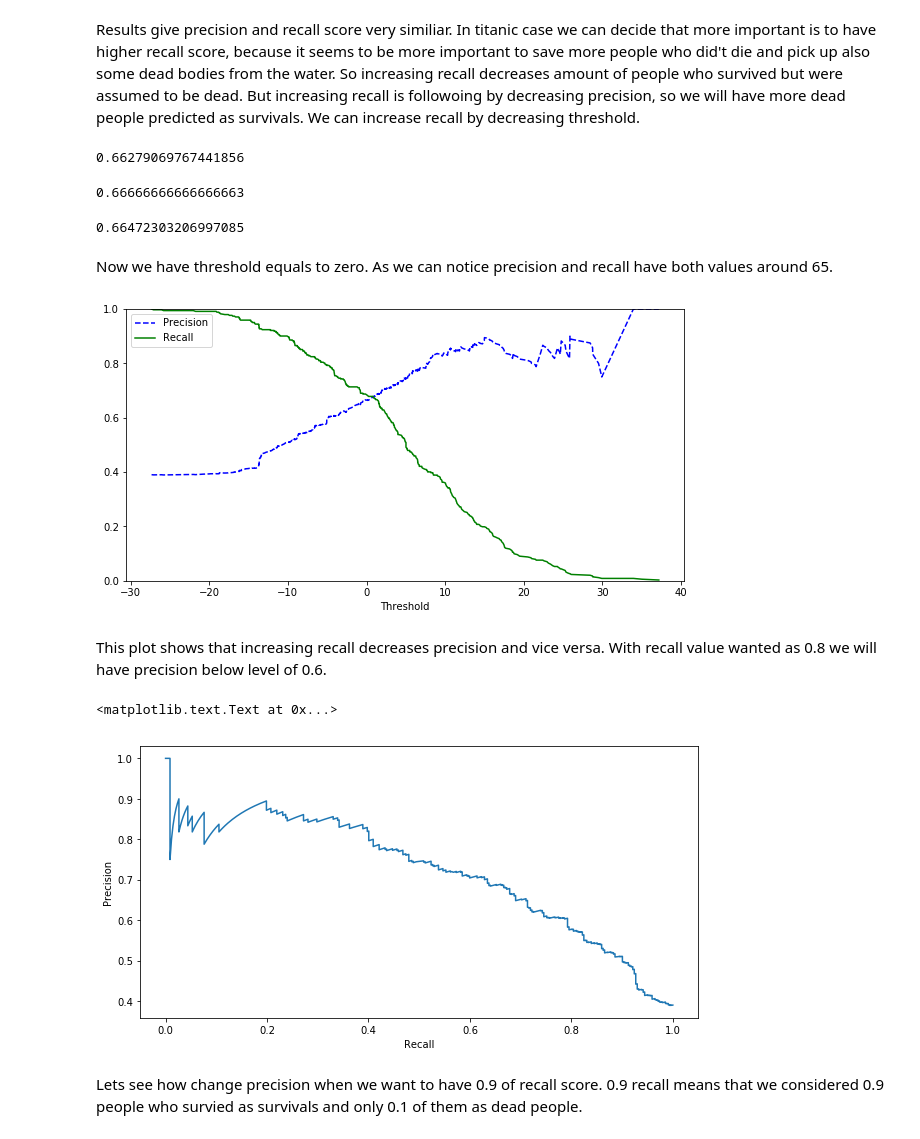
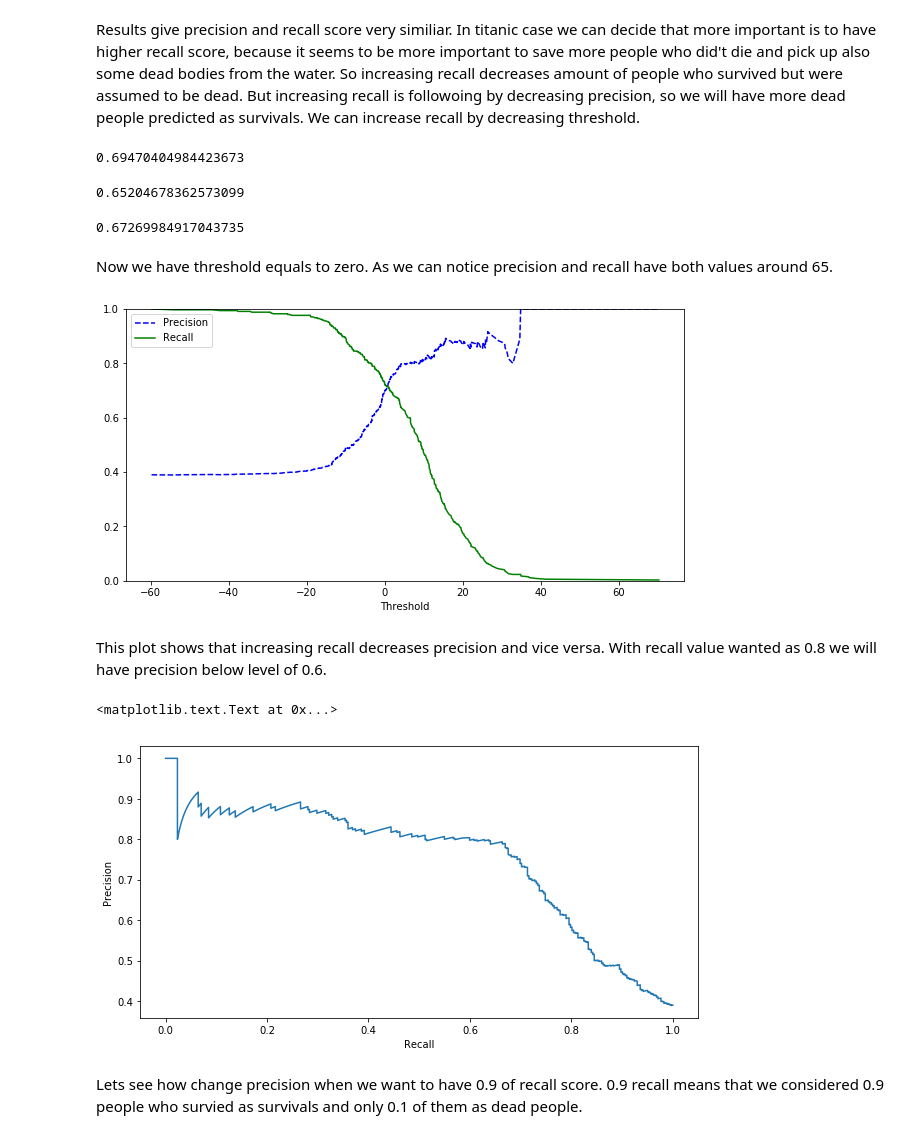
Before and after one commit to kuba1stach/Predict-Titanic-Survivors, a Jupyter notebook: titanic.ipynb, the cells around one changed output. Cells and saved outputs as stored; diff of their text form; code cells hidden in the pictures.

```diff
--- a/titanic.ipynb
+++ b/titanic.ipynb
@@ -24,9 +24,9 @@ from IPython.display import display, HTML
 # %% [markdown]
 ## Read the Titanic dataset
 # %%
-TRAIN_PATH = "datasets/titanic/train.csv"
-TEST_PATH = "datasets/titanic/test.csv"
-DESCR_PATH = "datasets/titanic/description.txt"
+TRAIN_PATH = "datasets/train.csv"
+TEST_PATH = "datasets/test.csv"
+DESCR_PATH = "datasets/description.txt"
 # %%
 def read_titanic_data(path):
     return pd.read_csv(path)
@@ -101,7 +101,8 @@ dtypes: float64(2), int64(4), object(5)
 memory usage: 83.5+ KB
 # %%
 num_cols = ["Age", "Fare", "Parch", "SibSp"]
-cat_cols = ["Pclass", "Name", "Sex", "Ticket", "Embarked"]
+cat_cols = ["Pclass", #"Name",                  #works better without Name
+            "Sex", "Ticket", "Embarked"]
 # %% [markdown]
 Lets focus on histograms and description of numerical features.
 
@@ -342,9 +341,9 @@ display(precision_score(y_train, y_train_pred),
         recall_score(y_train, y_train_pred),
         f1_score(y_train, y_train_pred))
 # %% [output]
-0.66279069767441856
+0.69470404984423673
-0.66666666666666663
+0.65204678362573099
-0.66472303206997085
+0.67269984917043735
 # %%
 y_scores = cross_val_predict(sgd_clf, X_train_prepared, y_train, cv=3, method = "decision_function")
 # %%
@@ -352,17 +351,17 @@ precisions, recalls, thresholds = precision_recall_curve(y_train, y_scores)
 # %% [markdown]
 Now we have threshold equals to zero. As we can notice precision and recall have both values around 65.
 # %%
-def plot_precision_recall_vs_threshold(precsions, recalls, thresholds):
+def plot_precision_recall_vs_threshold(precisions, recalls, thresholds):
     plt.figure(figsize=(10,5))
     plt.plot(thresholds, precisions[:-1], "b--", label = "Precision")
     plt.plot(thresholds, recalls[:-1], "g-", label = "Recall")
     plt.xlabel("Threshold")
     plt.legend(loc="upper left")
     plt.ylim([0, 1])
 
 plot_precision_recall_vs_threshold(precisions, recalls, thresholds)
 # %% [output]
-[figure, old version]
+[figure, new version]
 # %% [markdown]
 This plot shows that increasing recall decreases precision and vice versa. With recall value wanted as 0.8 we will have precision below level of 0.6.
 # %%
@@ -372,7 +371,7 @@ plt.xlabel("Recall")
 plt.ylabel("Precision")
 # %% [output]
 <matplotlib.text.Text at 0x...>
-[figure, old version]
+[figure, new version]
 # %% [markdown]
 Lets see how change precision when we want to have 0.9 of recall score. 0.9 recall means that we considered 0.9 people who survied as survivals and only 0.1 of them as dead people.
 # %%
```
Also changed, not shown: parts of 16 cells of this notebook, 2 other files.
